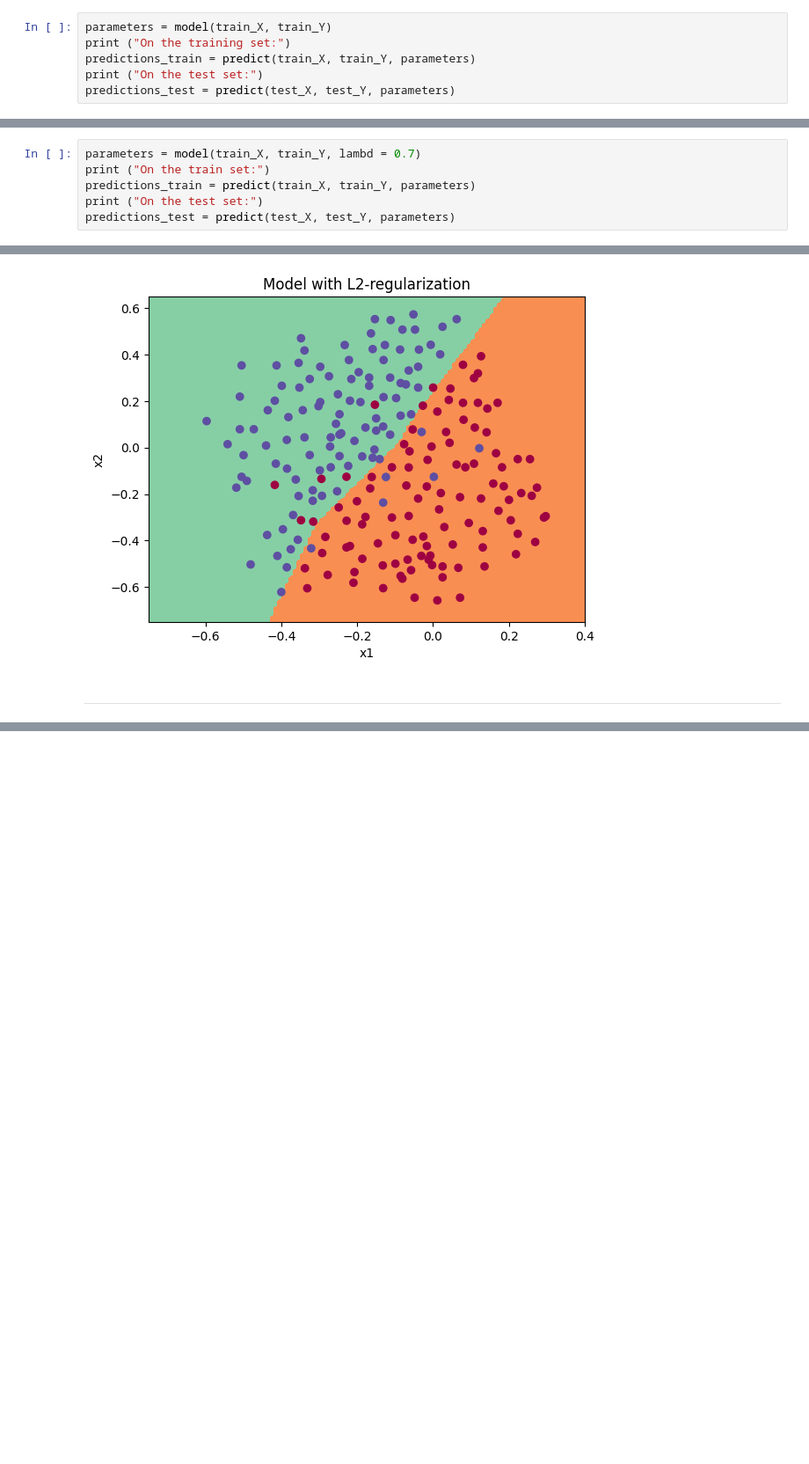
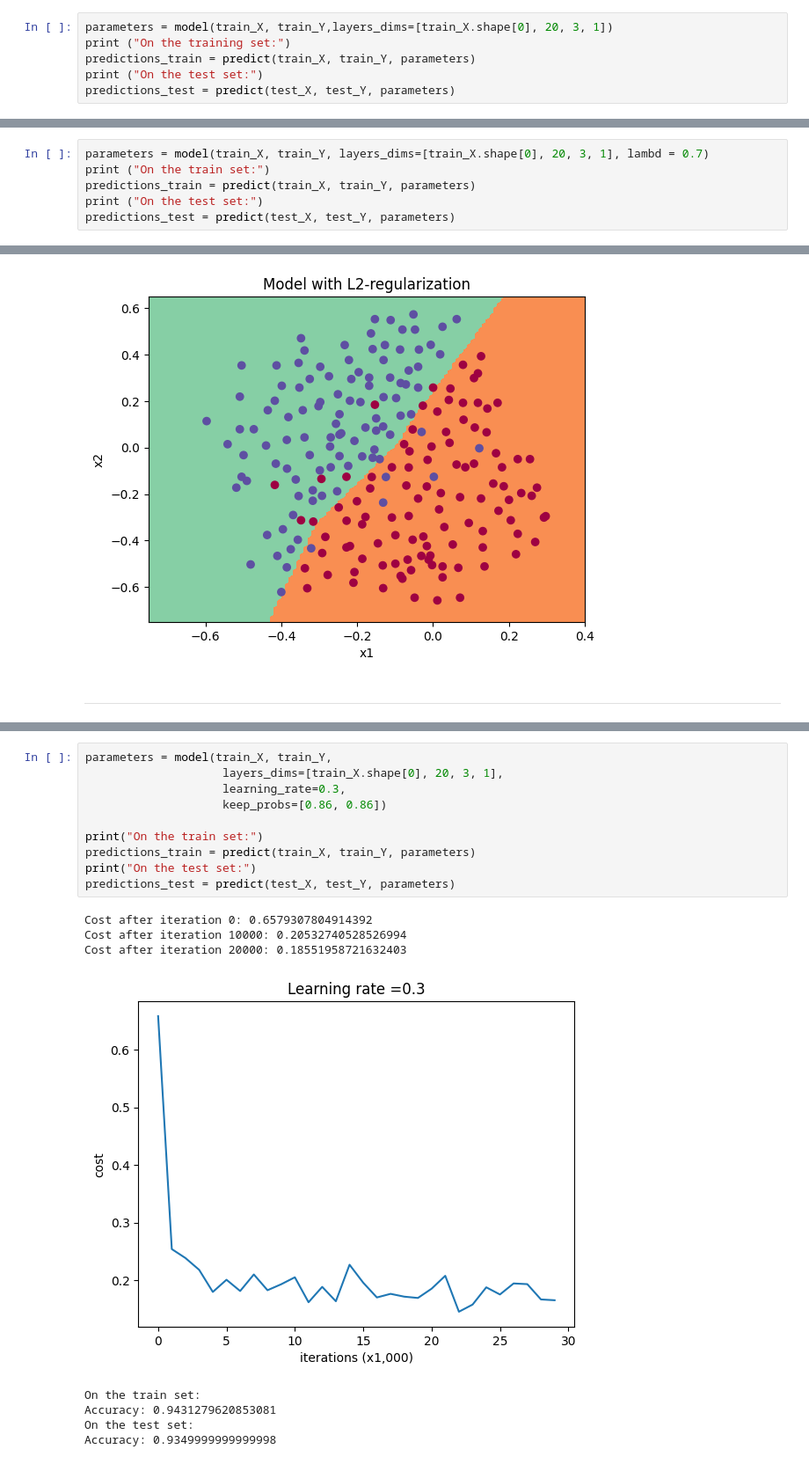
Before and after one commit to Hoshang-Warfade/DL-Practice, a Jupyter notebook: 02_Improving_Deep_NN/02_Regularization.ipynb, the cells around one changed output, grey strips where cells are left out. Shown at 88% size. Drawn from its saved outputs; the diff is of its cells as text; blank space fills up the shorter version.

```diff
--- a/02_Improving_Deep_NN/02_Regularization.ipynb
+++ b/02_Improving_Deep_NN/02_Regularization.ipynb
@@ -111,7 +105,7 @@ def model(X, Y, learning_rate = 0.3, num_iterations = 30000, print_cost = True,
 
     return parameters
 # %%
-parameters = model(train_X, train_Y)
+parameters = model(train_X, train_Y,layers_dims=[train_X.shape[0], 20, 3, 1])
 print ("On the training set:")
 predictions_train = predict(train_X, train_Y, parameters)
 print ("On the test set:")
@@ -208,7 +202,7 @@ def linear_backward(dZ, cache,lambd):
 
     return dA_prev, dW, db
 # %%
-parameters = model(train_X, train_Y, lambd = 0.7)
+parameters = model(train_X, train_Y, layers_dims=[train_X.shape[0], 20, 3, 1], lambd = 0.7)
 print ("On the train set:")
 predictions_train = predict(train_X, train_Y, parameters)
 print ("On the test set:")
@@ -236,0 +440,19 @@ plot_decision_boundary(lambda x: predict_dec(parameters, x.T), train_X, train_Y)
+# %%
+parameters = model(train_X, train_Y,
+                    layers_dims=[train_X.shape[0], 20, 3, 1],
+                    learning_rate=0.3,
+                    keep_probs=[0.86, 0.86])
+
+print("On the train set:")
+predictions_train = predict(train_X, train_Y, parameters)
+print("On the test set:")
+predictions_test = predict(test_X, test_Y, parameters)
+# %% [output]
+Cost after iteration 0: 0.6579307804914392
+Cost after iteration 10000: 0.20532740528526994
+Cost after iteration 20000: 0.18551958721632403
+[figure, added]
+On the train set:
+Accuracy: 0.9431279620853081
+On the test set:
+Accuracy: 0.9349999999999998
```
Also changed, not shown: parts of 8 cells of this notebook, 1 other file.
